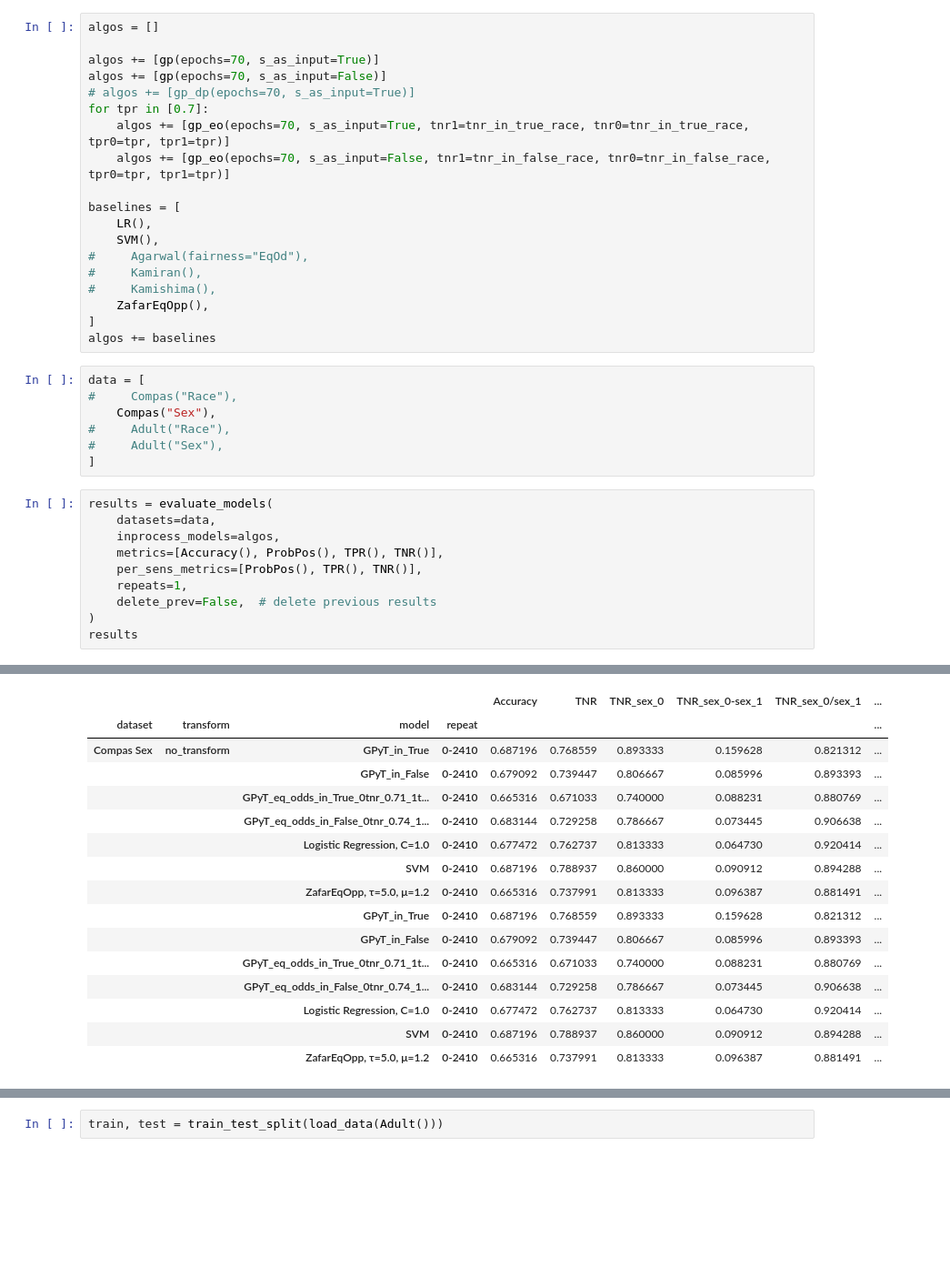
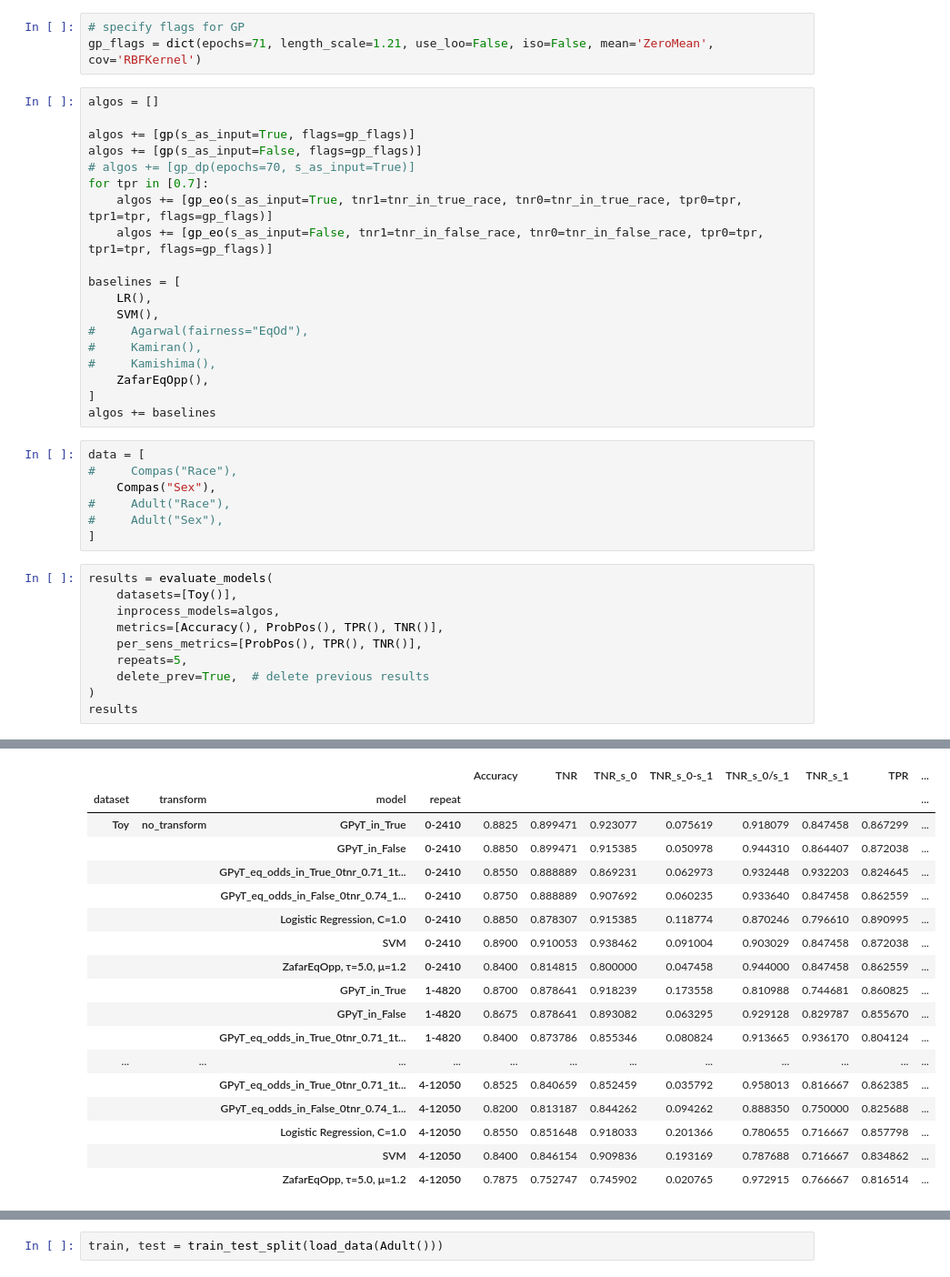
Before and after one commit to wearepal/ethicml-models, a Jupyter notebook: experiments/example_backup.ipynb, the cells around one changed output, grey strips where cells are left out. Shown at 91% size. Saved outputs shown, nothing was run; the diff lists cells and outputs as text; blank space fills up the shorter version.

```diff
--- a/experiments/example_backup.ipynb
+++ b/experiments/example_backup.ipynb
@@ -27,15 +27,18 @@ tnr_in_true_race = 0.71
 tnr_in_false_race = 0.74
 tnr_in_true_sex = 0.72
 tnr_in_false_sex = 0.77
+# %%
+# specify flags for GP
+gp_flags = dict(epochs=71, length_scale=1.21, use_loo=False, iso=False, mean='ZeroMean', cov='RBFKernel')
 # %%
 algos = []
 
-algos += [gp(epochs=70, s_as_input=True)]
-algos += [gp(epochs=70, s_as_input=False)]
+algos += [gp(s_as_input=True, flags=gp_flags)]
+algos += [gp(s_as_input=False, flags=gp_flags)]
 # algos += [gp_dp(epochs=70, s_as_input=True)]
 for tpr in [0.7]:
-    algos += [gp_eo(epochs=70, s_as_input=True, tnr1=tnr_in_true_race, tnr0=tnr_in_true_race, tpr0=tpr, tpr1=tpr)]
-    algos += [gp_eo(epochs=70, s_as_input=False, tnr1=tnr_in_false_race, tnr0=tnr_in_false_race, tpr0=tpr, tpr1=tpr)]
+    algos += [gp_eo(s_as_input=True, tnr1=tnr_in_true_race, tnr0=tnr_in_true_race, tpr0=tpr, tpr1=tpr, flags=gp_flags)]
+    algos += [gp_eo(s_as_input=False, tnr1=tnr_in_false_race, tnr0=tnr_in_false_race, tpr0=tpr, tpr1=tpr, flags=gp_flags)]
 
 baselines = [
     LR(),
@@ -55,12 +58,12 @@ data = [
 ]
 # %%
 results = evaluate_models(
-    datasets=data,
+    datasets=[Toy()],
     inprocess_models=algos,
     metrics=[Accuracy(), ProbPos(), TPR(), TNR()],
     per_sens_metrics=[ProbPos(), TPR(), TNR()],
-    repeats=1,
-    delete_prev=False,  # delete previous results
+    repeats=5,
+    delete_prev=True,  # delete previous results
 )
 results
 # %% [output]
@@ -67,19 +79,21 @@ results
-|  |  |  |  | Accuracy | TNR | TNR_sex_0 | TNR_sex_0-sex_1 | TNR_sex_0/sex_1 | ... |
-| dataset | transform | model | repeat |  |  |  |  |  | ... |
-| Compas Sex | no_transform | GPyT_in_True | 0-2410 | 0.687196 | 0.768559 | 0.893333 | 0.159628 | 0.821312 | ... |
-|  |  | GPyT_in_False | 0-2410 | 0.679092 | 0.739447 | 0.806667 | 0.085996 | 0.893393 | ... |
-|  |  | GPyT_eq_odds_in_True_0tnr_0.71_1t... | 0-2410 | 0.665316 | 0.671033 | 0.740000 | 0.088231 | 0.880769 | ... |
-|  |  | GPyT_eq_odds_in_False_0tnr_0.74_1... | 0-2410 | 0.683144 | 0.729258 | 0.786667 | 0.073445 | 0.906638 | ... |
-|  |  | Logistic Regression, C=1.0 | 0-2410 | 0.677472 | 0.762737 | 0.813333 | 0.064730 | 0.920414 | ... |
-|  |  | SVM | 0-2410 | 0.687196 | 0.788937 | 0.860000 | 0.090912 | 0.894288 | ... |
-|  |  | ZafarEqOpp, τ=5.0, μ=1.2 | 0-2410 | 0.665316 | 0.737991 | 0.813333 | 0.096387 | 0.881491 | ... |
-|  |  | GPyT_in_True | 0-2410 | 0.687196 | 0.768559 | 0.893333 | 0.159628 | 0.821312 | ... |
-|  |  | GPyT_in_False | 0-2410 | 0.679092 | 0.739447 | 0.806667 | 0.085996 | 0.893393 | ... |
-|  |  | GPyT_eq_odds_in_True_0tnr_0.71_1t... | 0-2410 | 0.665316 | 0.671033 | 0.740000 | 0.088231 | 0.880769 | ... |
-|  |  | GPyT_eq_odds_in_False_0tnr_0.74_1... | 0-2410 | 0.683144 | 0.729258 | 0.786667 | 0.073445 | 0.906638 | ... |
-|  |  | Logistic Regression, C=1.0 | 0-2410 | 0.677472 | 0.762737 | 0.813333 | 0.064730 | 0.920414 | ... |
-|  |  | SVM | 0-2410 | 0.687196 | 0.788937 | 0.860000 | 0.090912 | 0.894288 | ... |
-|  |  | ZafarEqOpp, τ=5.0, μ=1.2 | 0-2410 | 0.665316 | 0.737991 | 0.813333 | 0.096387 | 0.881491 | ... |
+|  |  |  |  | Accuracy | TNR | TNR_s_0 | TNR_s_0-s_1 | TNR_s_0/s_1 | TNR_s_1 | TPR | ... |
+| dataset | transform | model | repeat |  |  |  |  |  |  |  | ... |
+| Toy | no_transform | GPyT_in_True | 0-2410 | 0.8825 | 0.899471 | 0.923077 | 0.075619 | 0.918079 | 0.847458 | 0.867299 | ... |
+|  |  | GPyT_in_False | 0-2410 | 0.8850 | 0.899471 | 0.915385 | 0.050978 | 0.944310 | 0.864407 | 0.872038 | ... |
+|  |  | GPyT_eq_odds_in_True_0tnr_0.71_1t... | 0-2410 | 0.8550 | 0.888889 | 0.869231 | 0.062973 | 0.932448 | 0.932203 | 0.824645 | ... |
+|  |  | GPyT_eq_odds_in_False_0tnr_0.74_1... | 0-2410 | 0.8750 | 0.888889 | 0.907692 | 0.060235 | 0.933640 | 0.847458 | 0.862559 | ... |
+|  |  | Logistic Regression, C=1.0 | 0-2410 | 0.8850 | 0.878307 | 0.915385 | 0.118774 | 0.870246 | 0.796610 | 0.890995 | ... |
+|  |  | SVM | 0-2410 | 0.8900 | 0.910053 | 0.938462 | 0.091004 | 0.903029 | 0.847458 | 0.872038 | ... |
+|  |  | ZafarEqOpp, τ=5.0, μ=1.2 | 0-2410 | 0.8400 | 0.814815 | 0.800000 | 0.047458 | 0.944000 | 0.847458 | 0.862559 | ... |
+|  |  | GPyT_in_True | 1-4820 | 0.8700 | 0.878641 | 0.918239 | 0.173558 | 0.810988 | 0.744681 | 0.860825 | ... |
+|  |  | GPyT_in_False | 1-4820 | 0.8675 | 0.878641 | 0.893082 | 0.063295 | 0.929128 | 0.829787 | 0.855670 | ... |
+|  |  | GPyT_eq_odds_in_True_0tnr_0.71_1t... | 1-4820 | 0.8400 | 0.873786 | 0.855346 | 0.080824 | 0.913665 | 0.936170 | 0.804124 | ... |
+| ... | ... | ... | ... | ... | ... | ... | ... | ... | ... | ... | ... |
+|  |  | GPyT_eq_odds_in_True_0tnr_0.71_1t... | 4-12050 | 0.8525 | 0.840659 | 0.852459 | 0.035792 | 0.958013 | 0.816667 | 0.862385 | ... |
+|  |  | GPyT_eq_odds_in_False_0tnr_0.74_1... | 4-12050 | 0.8200 | 0.813187 | 0.844262 | 0.094262 | 0.888350 | 0.750000 | 0.825688 | ... |
+|  |  | Logistic Regression, C=1.0 | 4-12050 | 0.8550 | 0.851648 | 0.918033 | 0.201366 | 0.780655 | 0.716667 | 0.857798 | ... |
+|  |  | SVM | 4-12050 | 0.8400 | 0.846154 | 0.909836 | 0.193169 | 0.787688 | 0.716667 | 0.834862 | ... |
+|  |  | ZafarEqOpp, τ=5.0, μ=1.2 | 4-12050 | 0.7875 | 0.752747 | 0.745902 | 0.020765 | 0.972915 | 0.766667 | 0.816514 | ... |
 # %%
 # figs_plots = plot_mean_std_box(results.iloc[13:22], Accuracy(), "TPR")#_race_0/race_1")
 figs_plots = plot_mean_std_box(results, "Accuracy", "TPR_sex_0/sex_1", save=True)
```
Also changed, not shown: parts of 3 cells of this notebook, 8 other files.
